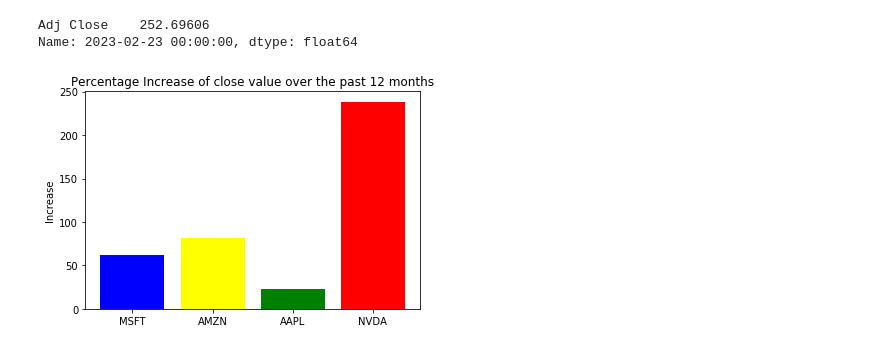
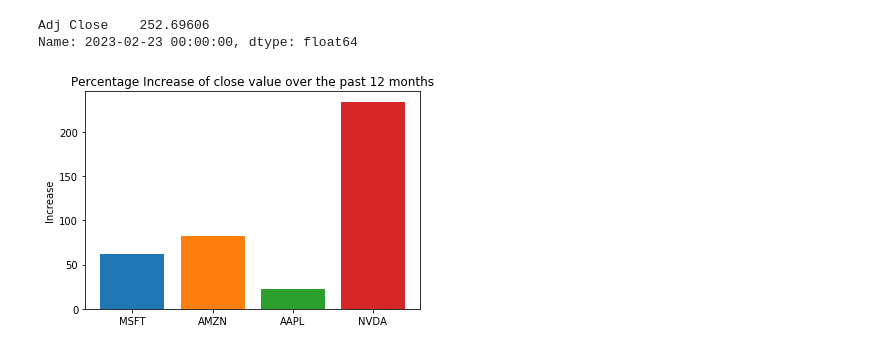
Before and after one commit to JamieHoughton1/JamiesProjects, a Jupyter notebook: Financial Analysis of S&P500/topFour.ipynb, the cells around one changed output. Cells and saved outputs as stored; diff of their text form; code cells hidden in the pictures.

```diff
--- a/Financial Analysis of S&P500/topFour.ipynb
+++ b/Financial Analysis of S&P500/topFour.ipynb
@@ -74,15 +74,15 @@ percentageIncreases = [calculate_percentage_increase(MICROSOFT["Adj Close"].iloc
 # %%
 fig, ax = plt.subplots()
 
 
 
-bar_colors = ['blue', 'yellow', 'green', 'red']
+bar_colors = ['tab:blue', 'tab:orange', 'tab:green', 'tab:red']
 
 ax.bar(tickers, percentageIncreases, label=tickers, color=bar_colors)
 
 ax.set_ylabel('Increase')
 ax.set_title('Percentage Increase of close value over the past 12 months')
 
 plt.show()
 # %% [output]
-[figure, old version]
+[figure, new version]
```
Also changed, not shown: parts of 1 cell of this notebook.
